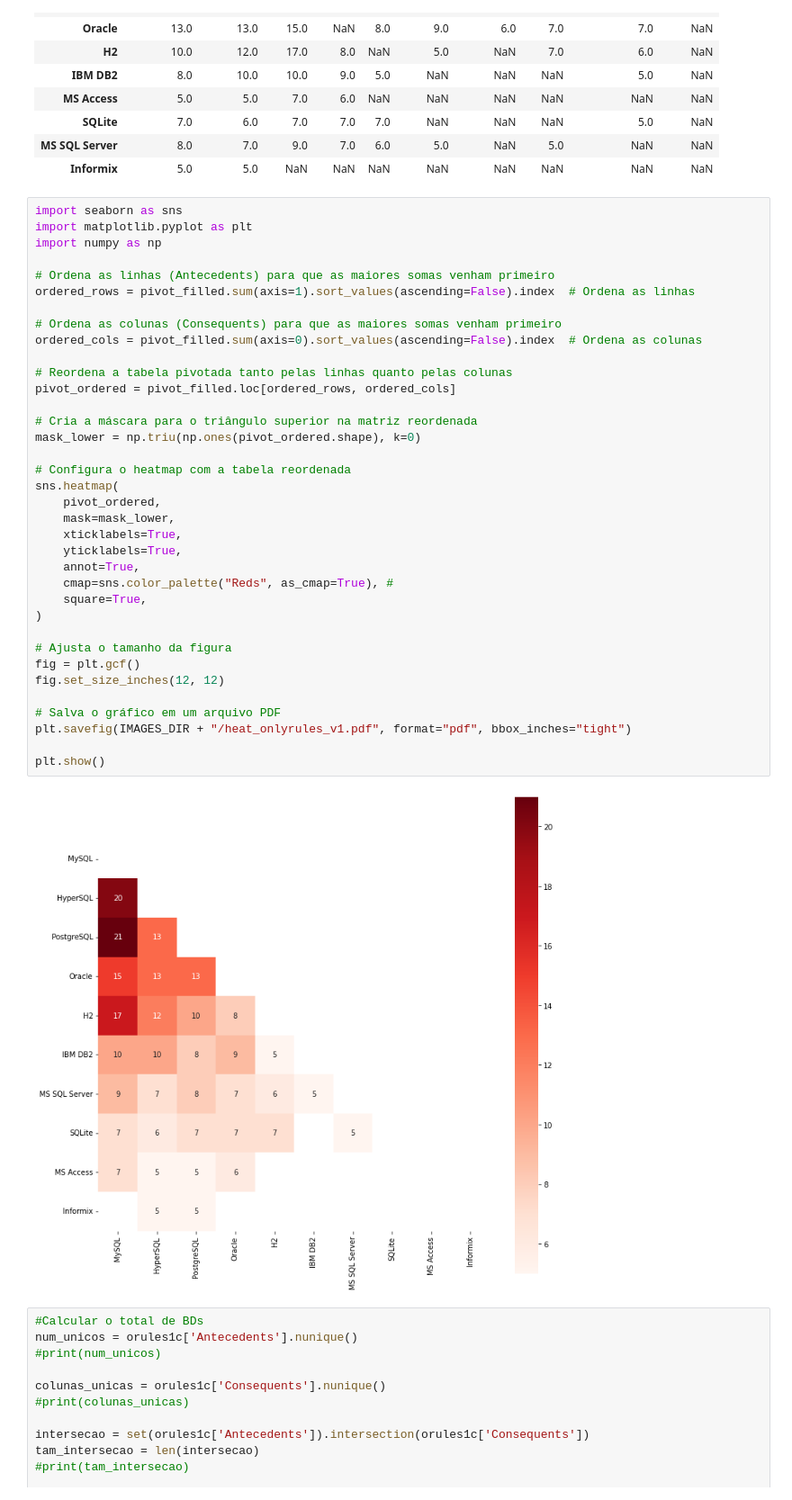
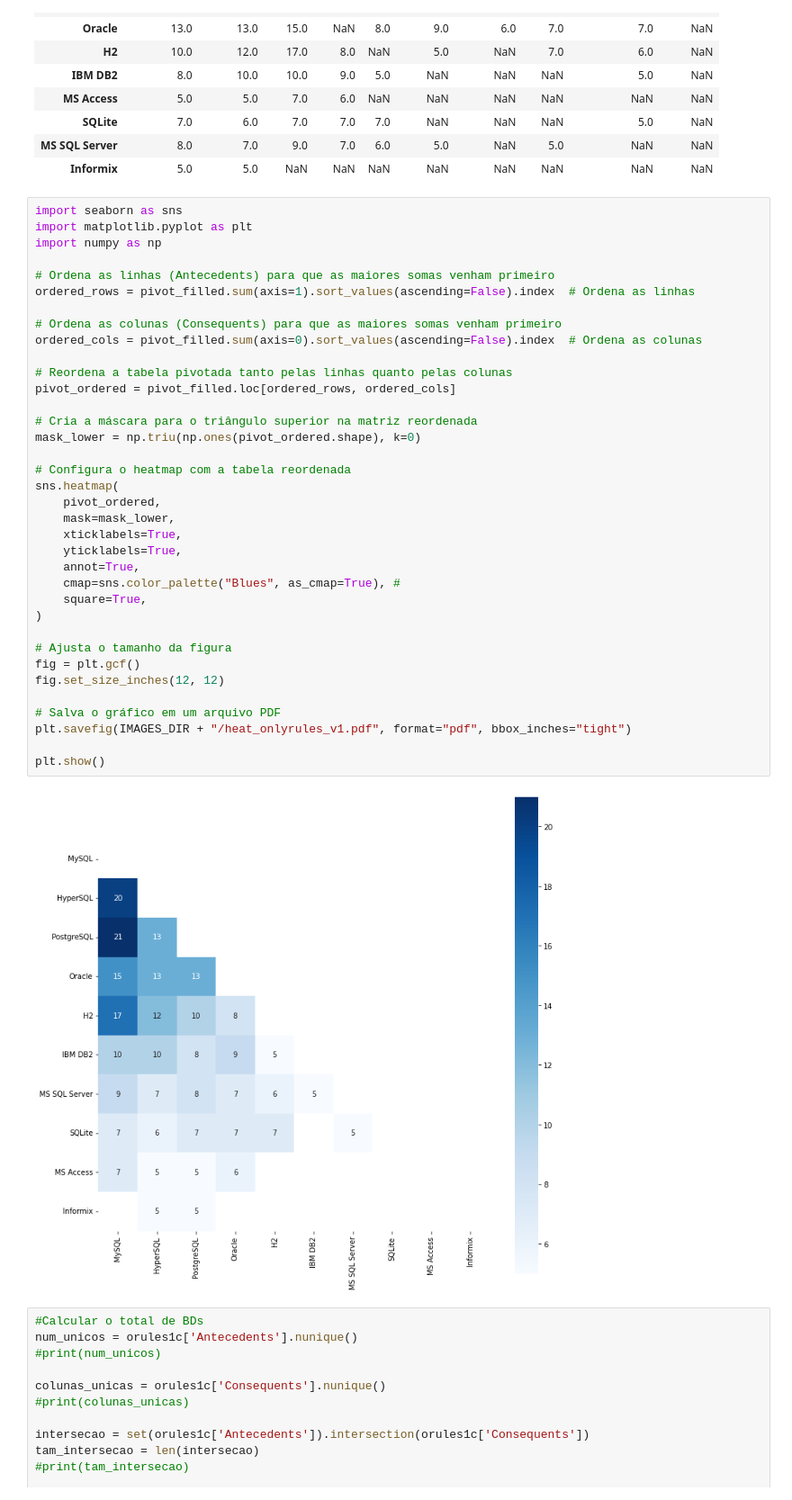
Before and after one commit to gems-uff/db-mining, a Jupyter notebook: src/rq4_synergy/historical_coocurrence_filters_v1.ipynb, the cells around one changed output. Shown at 90% size. Drawn from its saved outputs; the diff is of its cells as text.

Commit message:
R2R - V2 - Imagens

```diff
--- a/src/rq4_synergy/historical_coocurrence_filters_v1.ipynb
+++ b/src/rq4_synergy/historical_coocurrence_filters_v1.ipynb
@@ -458,35 +458,35 @@ import numpy as np
 ordered_rows = pivot_filled.sum(axis=1).sort_values(ascending=False).index  # Ordena as linhas
 
 # Ordena as colunas (Consequents) para que as maiores somas venham primeiro
 ordered_cols = pivot_filled.sum(axis=0).sort_values(ascending=False).index  # Ordena as colunas
 
 # Reordena a tabela pivotada tanto pelas linhas quanto pelas colunas
 pivot_ordered = pivot_filled.loc[ordered_rows, ordered_cols]
 
 # Cria a máscara para o triângulo superior na matriz reordenada
 mask_lower = np.triu(np.ones(pivot_ordered.shape), k=0)
 
 # Configura o heatmap com a tabela reordenada
 sns.heatmap(
     pivot_ordered,
     mask=mask_lower,
     xticklabels=True,
     yticklabels=True,
     annot=True,
-    cmap=sns.color_palette("Reds", as_cmap=True), #
+    cmap=sns.color_palette("Blues", as_cmap=True), #
     square=True,
 )
 
 # Ajusta o tamanho da figura
 fig = plt.gcf()
 fig.set_size_inches(12, 12)
 
 # Salva o gráfico em um arquivo PDF
 plt.savefig(IMAGES_DIR + "/heat_onlyrules_v1.pdf", format="pdf", bbox_inches="tight")
 
 plt.show()
 # %% [output]
-[figure, old version]
+[figure, new version]
 # %%
 #Calcular o total de BDs
 num_unicos = orules1c['Antecedents'].nunique()
```
Also changed, not shown: 3 other files.
